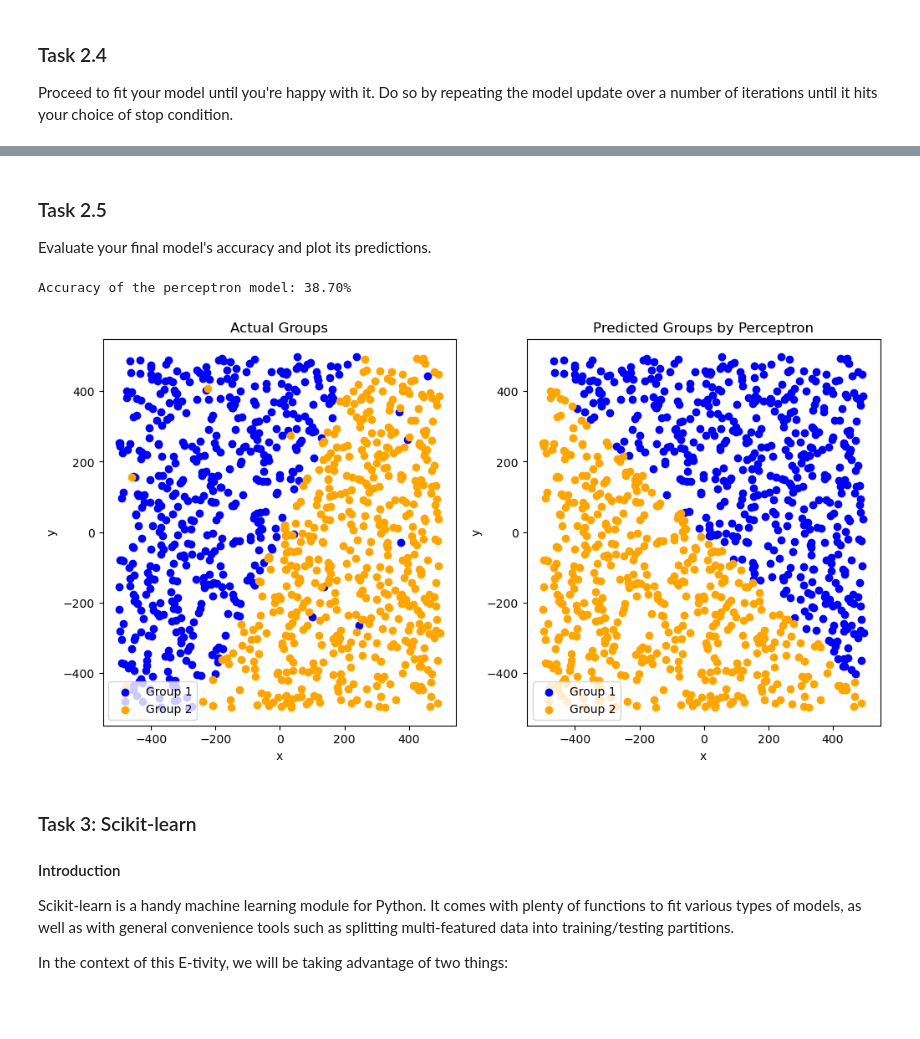
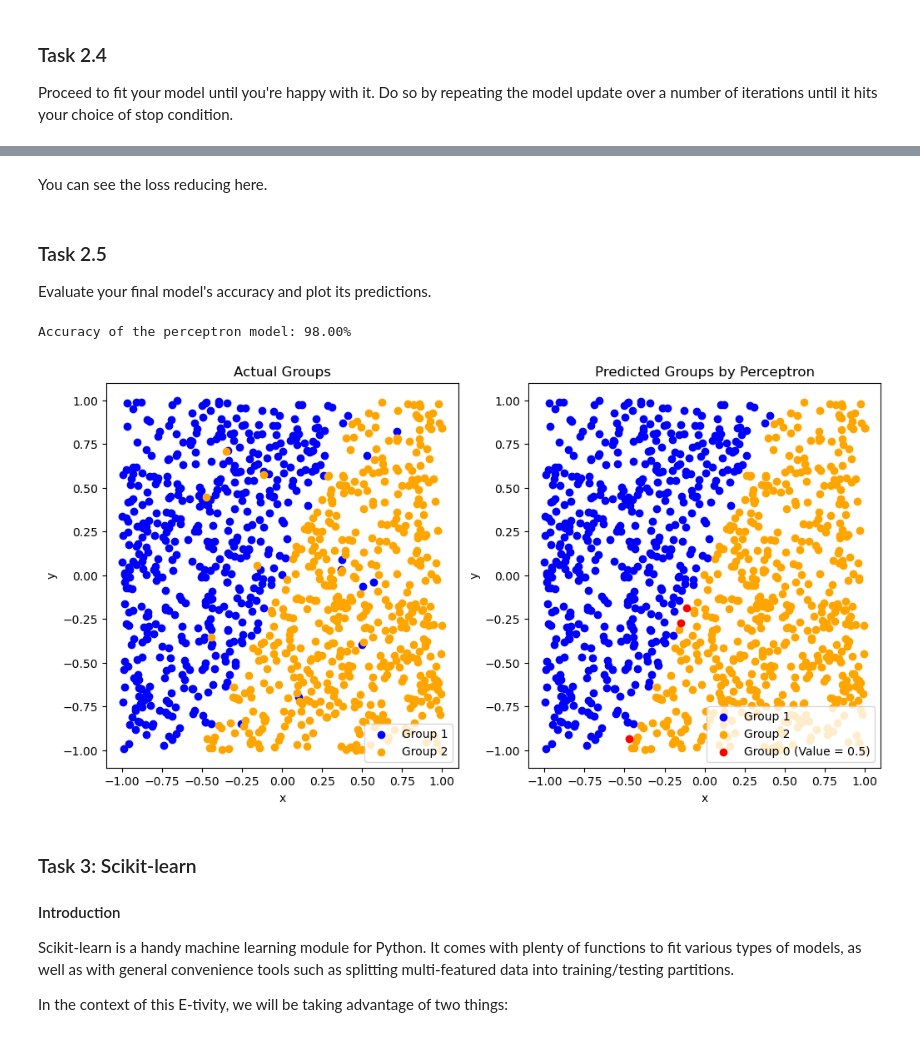
Before and after one commit to sean-meade/Neural-Networks, a Jupyter notebook: Etivity2_NeuralNetworks_9539719.ipynb, the cells around one changed output, grey strips where cells are left out. Drawn from its saved outputs; the diff is of its cells as text; code cells hidden in the pictures; blank space fills up the shorter version.

```diff
--- a/Etivity2_NeuralNetworks_9539719.ipynb
+++ b/Etivity2_NeuralNetworks_9539719.ipynb
@@ -206,6 +189,9 @@ A group prediction function that takes your perceptron's output value and conver
 # %%
 def map_to_group(values: np.ndarray, tolerance: float = 1e-2) -> np.ndarray:
     """
+    The values array contains the output of the activation
+    function.
+
     Convert the values to group classifications. Use a
     tolerance for floating-point comparison around the 0.5
     (as few, if any will be exactly 0.5).
@@ -338,12 +468,15 @@ Verify that the new model has indeed reduced loss.
 # %% [markdown]
 ### Task 2.4
 Proceed to fit your model until you're happy with it. Do so by repeating the model update over a number of iterations until it hits your choice of stop condition.
-# %%
-# Initialize and train the perceptron
-perceptron = Perceptron(number_features=2)
-input_data = np.column_stack((x, y))
-
-perceptron.fit(input_data, Group, epochs=100, learning_rate=0.01, tolerance=0.01)
-
-# Predict using the trained perceptron
-predicted_groups = map_to_group(perceptron.evaluate(input_data))
+# %%
+# Train the perceptron
+perceptron = Perceptron()
+losses = perceptron.fit(input_data, Group-1)
+
+# Plot the loss over epochs
+plt.figure()
+plt.plot(losses)
+plt.title("Loss Over Epochs")
+plt.xlabel("Epoch")
+plt.ylabel("Loss")
+plt.show()
@@ -350,34 +485,45 @@ predicted_groups = map_to_group(perceptron.evaluate(input_data))
+# %% [markdown]
+You can see the loss reducing here.
 # %% [markdown]
 ### Task 2.5
 Evaluate your final model's accuracy and plot its predictions.
 # %%
+
+# Predict and map to groups
+predictions = perceptron.evaluate(input_data)
+predicted_groups = map_to_group(predictions)
+
 # Calculate and print accuracy
 accuracy = np.mean(predicted_groups == Group)
 print(f"Accuracy of the perceptron model: {accuracy*100:.2f}%")
 
 # Plotting
+# Prepare the plot with actual and predicted groups
 fig, axs = plt.subplots(1, 2, figsize=(12, 6))
 
-# Actual Groups Plot
-axs[0].scatter(x[Group == 1], y[Group == 1], c='blue', label='Group 1')
-axs[0].scatter(x[Group == 2], y[Group == 2], c='orange', label='Group 2')
+# Plot for actual groups
+axs[0].scatter(x_scaled[Group == 1], y_scaled[Group == 1], c='blue', label='Group 1')
+axs[0].scatter(x_scaled[Group == 2], y_scaled[Group == 2], c='orange', label='Group 2')
+# Note: Group 0 doesn't exist in the actual data
 axs[0].set_title('Actual Groups')
 axs[0].set_xlabel('x')
 axs[0].set_ylabel('y')
 axs[0].legend()
 
-# Predicted Groups Plot
-axs[1].scatter(x[predicted_groups == 1], y[predicted_groups == 1], c='blue', label='Group 1')
-axs[1].scatter(x[predicted_groups == 2], y[predicted_groups == 2], c='orange', label='Group 2')
+# Plot for predicted groups
+predicted_groups = map_to_group(predictions)
+axs[1].scatter(x_scaled[predicted_groups == 1], y_scaled[predicted_groups == 1], c='blue', label='Group 1')
+axs[1].scatter(x_scaled[predicted_groups == 2], y_scaled[predicted_groups == 2], c='orange', label='Group 2')
+axs[1].scatter(x_scaled[predicted_groups == 0], y_scaled[predicted_groups == 0], c='red', label='Group 0 (Value = 0.5)')
 axs[1].set_title('Predicted Groups by Perceptron')
 axs[1].set_xlabel('x')
 axs[1].set_ylabel('y')
 axs[1].legend()
 
 plt.show()
 # %% [output]
-Accuracy of the perceptron model: 38.70%
+Accuracy of the perceptron model: 98.00%
-[figure, old version]
+[figure, new version]
 # %% [markdown]
 ### Task 3: Scikit-learn
 
```
Also changed, not shown: parts of 14 cells of this notebook.
